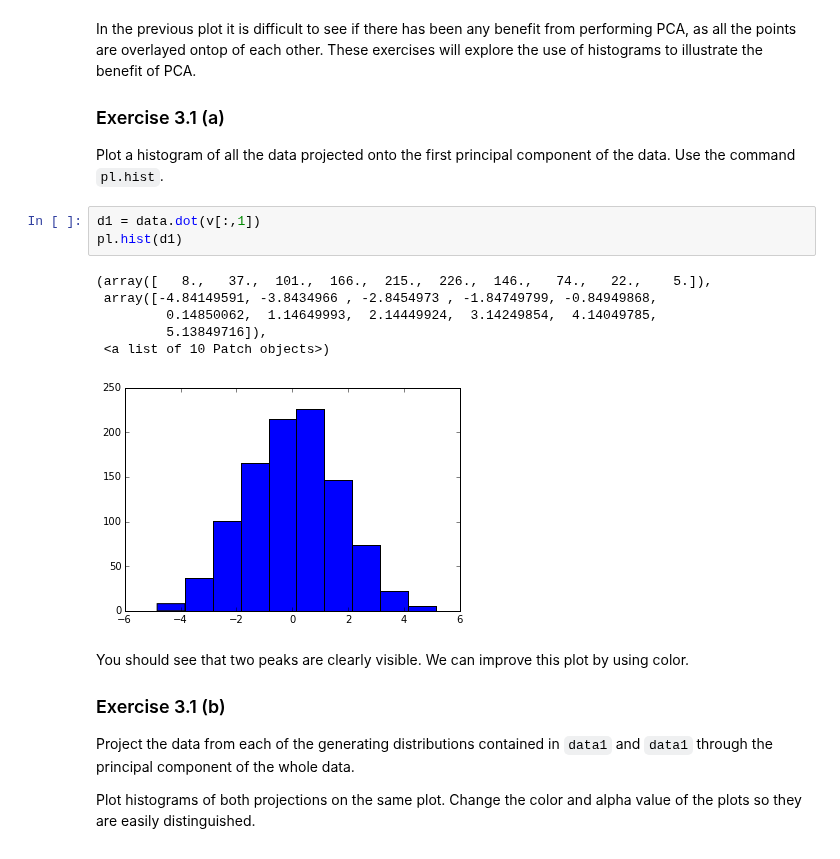
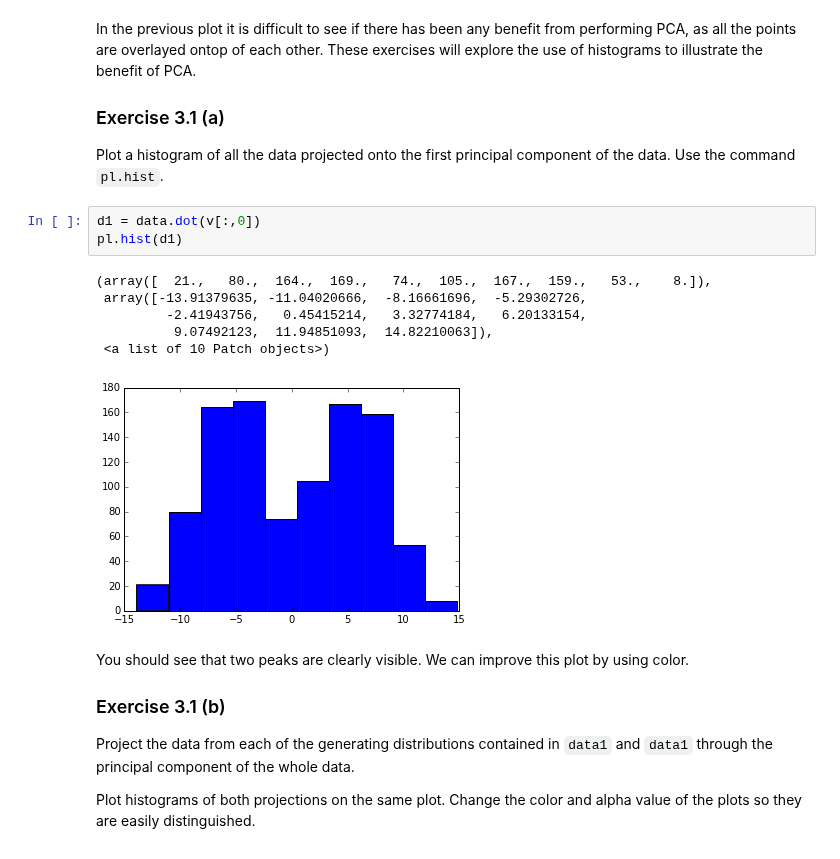
Before and after one commit to NICTA/MLSS, a Jupyter notebook: Intro and PCA/Intro to python Answers.ipynb, the cells around one changed output. Cells and saved outputs as stored; diff of their text form.

```diff
--- a/Intro and PCA/Intro to python Answers.ipynb
+++ b/Intro and PCA/Intro to python Answers.ipynb
@@ -574,15 +574,15 @@ In the previous plot it is difficult to see if there has been any benefit from p
 
 Plot a histogram of all the data projected onto the first principal component of the data. Use the command `pl.hist`.
 # %%
-d1 = data.dot(v[:,1])
+d1 = data.dot(v[:,0])
 pl.hist(d1)
 # %% [output]
-(array([   8.,   37.,  101.,  166.,  215.,  226.,  146.,   74.,   22.,    5.]),
- array([-4.84149591, -3.8434966 , -2.8454973 , -1.84749799, -0.84949868,
-         0.14850062,  1.14649993,  2.14449924,  3.14249854,  4.14049785,
-         5.13849716]),
+(array([  21.,   80.,  164.,  169.,   74.,  105.,  167.,  159.,   53.,    8.]),
+ array([-13.91379635, -11.04020666,  -8.16661696,  -5.29302726,
+         -2.41943756,   0.45415214,   3.32774184,   6.20133154,
+          9.07492123,  11.94851093,  14.82210063]),
  <a list of 10 Patch objects>)
-[figure, old version]
+[figure, new version]
 # %% [markdown]
 You should see that two peaks are clearly visible. We can improve this plot by using color.
 
```
Also changed, not shown: parts of 19 cells of this notebook.
